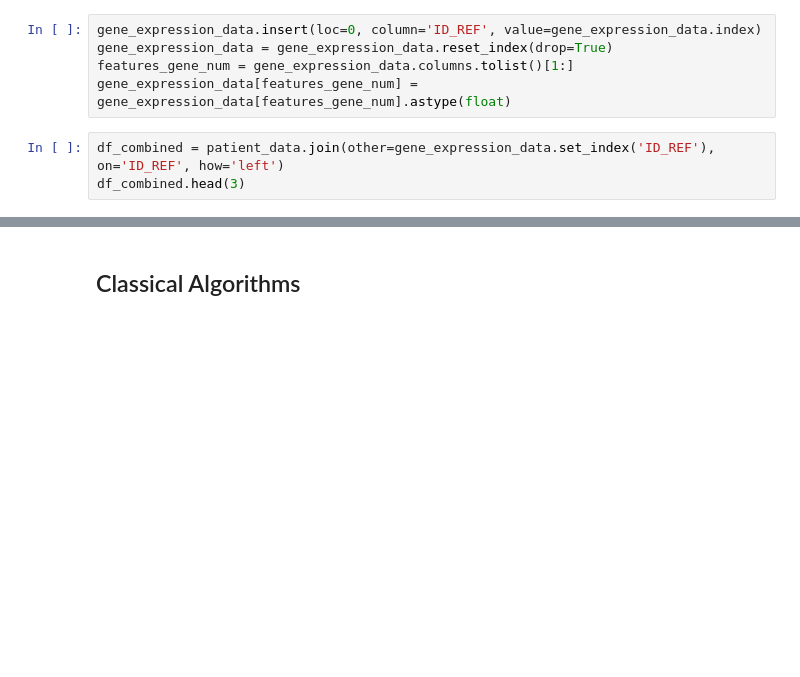
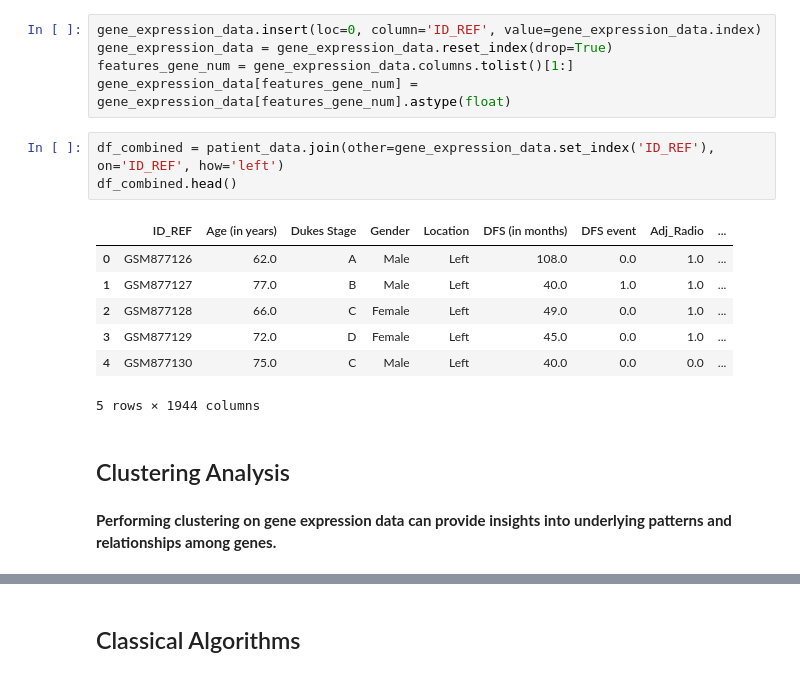
Before and after one commit to AraratKazarian1/CS251-Machine-Learning-Project, a Jupyter notebook: Project.ipynb, the cells around one changed output, grey strips where cells are left out. Drawn from its saved outputs; the diff is of its cells as text; blank space fills up the shorter version.

```diff
--- a/Project.ipynb
+++ b/Project.ipynb
@@ -244,4 +262,16 @@ features_gene_num = gene_expression_data.columns.tolist()[1:]
 gene_expression_data[features_gene_num] = gene_expression_data[features_gene_num].astype(float)
 # %%
 df_combined = patient_data.join(other=gene_expression_data.set_index('ID_REF'), on='ID_REF', how='left')
-df_combined.head(3)
+df_combined.head()
+# %% [output]
+|  | ID_REF | Age (in years) | Dukes Stage | Gender | Location | DFS (in months) | DFS event | Adj_Radio | ... |
+| 0 | GSM877126 | 62.0 | A | Male | Left | 108.0 | 0.0 | 1.0 | ... |
+| 1 | GSM877127 | 77.0 | B | Male | Left | 40.0 | 1.0 | 1.0 | ... |
+| 2 | GSM877128 | 66.0 | C | Female | Left | 49.0 | 0.0 | 1.0 | ... |
+| 3 | GSM877129 | 72.0 | D | Female | Left | 45.0 | 0.0 | 1.0 | ... |
+| 4 | GSM877130 | 75.0 | C | Male | Left | 40.0 | 0.0 | 0.0 | ... |
+5 rows × 1944 columns
+# %% [markdown]
+## Clustering Analysis <a class="anchor" id="Clustering-Analysis"></a>
+# %% [markdown]
+**Performing clustering on gene expression data can provide insights into underlying patterns and relationships among genes.**
```
Also changed, not shown: parts of 22 cells of this notebook.
